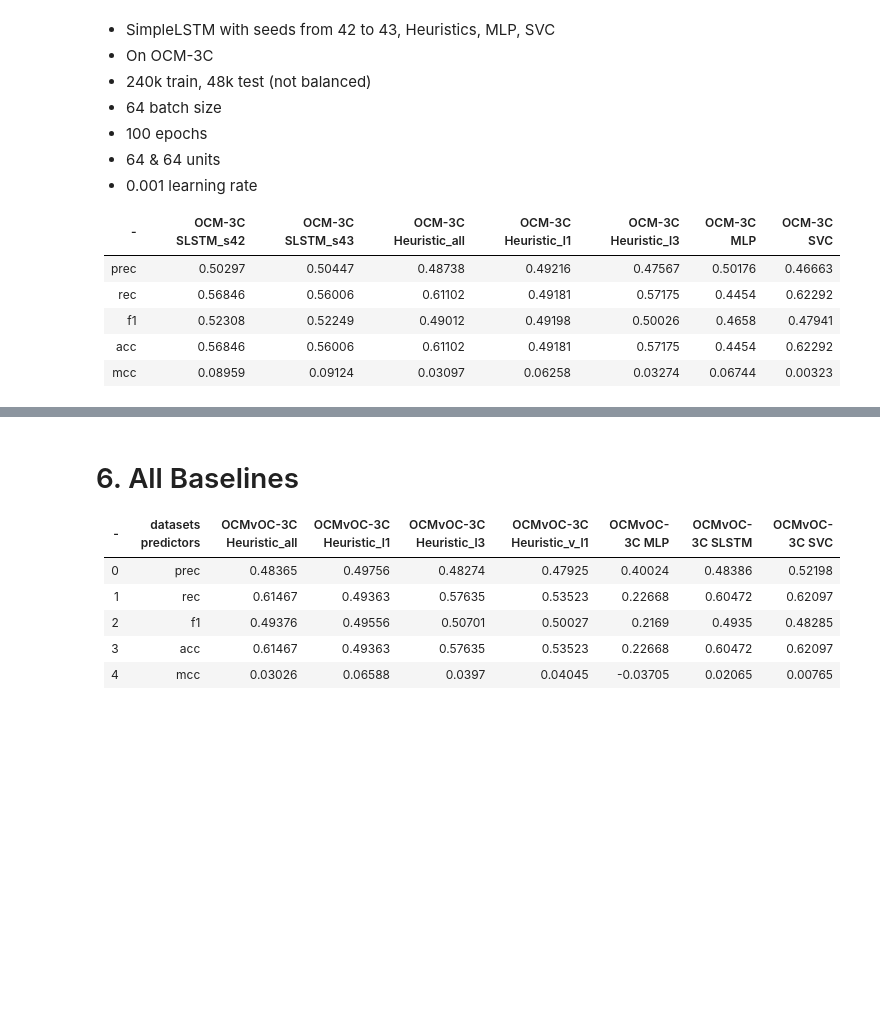
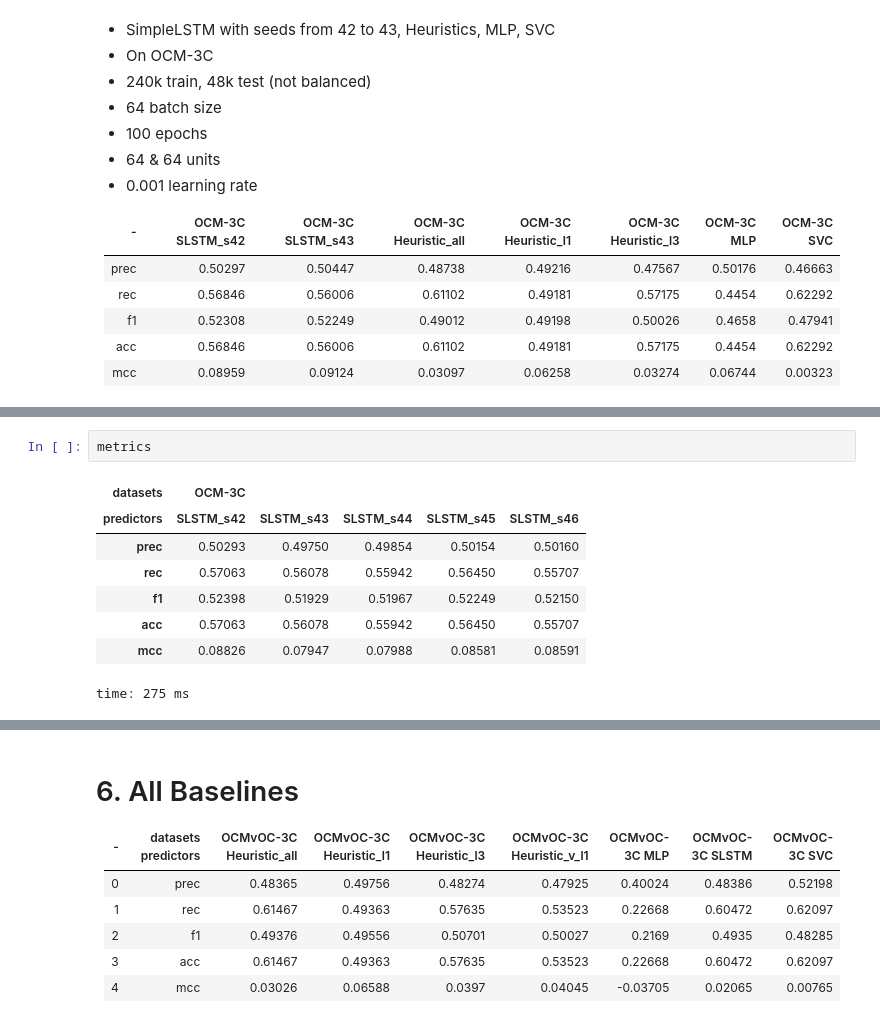
Before and after one commit to Chaoste/nlp-stocks, a Jupyter notebook: research/8.3-Seed.ipynb, the cells around one changed output, grey strips where cells are left out. Cells and saved outputs as stored; diff of their text form; blank space fills up the shorter version.

```diff
--- a/research/8.3-Seed.ipynb
+++ b/research/8.3-Seed.ipynb
@@ -116,0 +165,11 @@ Failed settings:
+# %%
+metrics
+# %% [output]
+| datasets | OCM-3C |  |  |  |  |
+| predictors | SLSTM_s42 | SLSTM_s43 | SLSTM_s44 | SLSTM_s45 | SLSTM_s46 |
+| prec | 0.50293 | 0.49750 | 0.49854 | 0.50154 | 0.50160 |
+| rec | 0.57063 | 0.56078 | 0.55942 | 0.56450 | 0.55707 |
+| f1 | 0.52398 | 0.51929 | 0.51967 | 0.52249 | 0.52150 |
+| acc | 0.57063 | 0.56078 | 0.55942 | 0.56450 | 0.55707 |
+| mcc | 0.08826 | 0.07947 | 0.07988 | 0.08581 | 0.08591 |
+time: 275 ms
```
Also changed, not shown: parts of 5 cells of this notebook.
